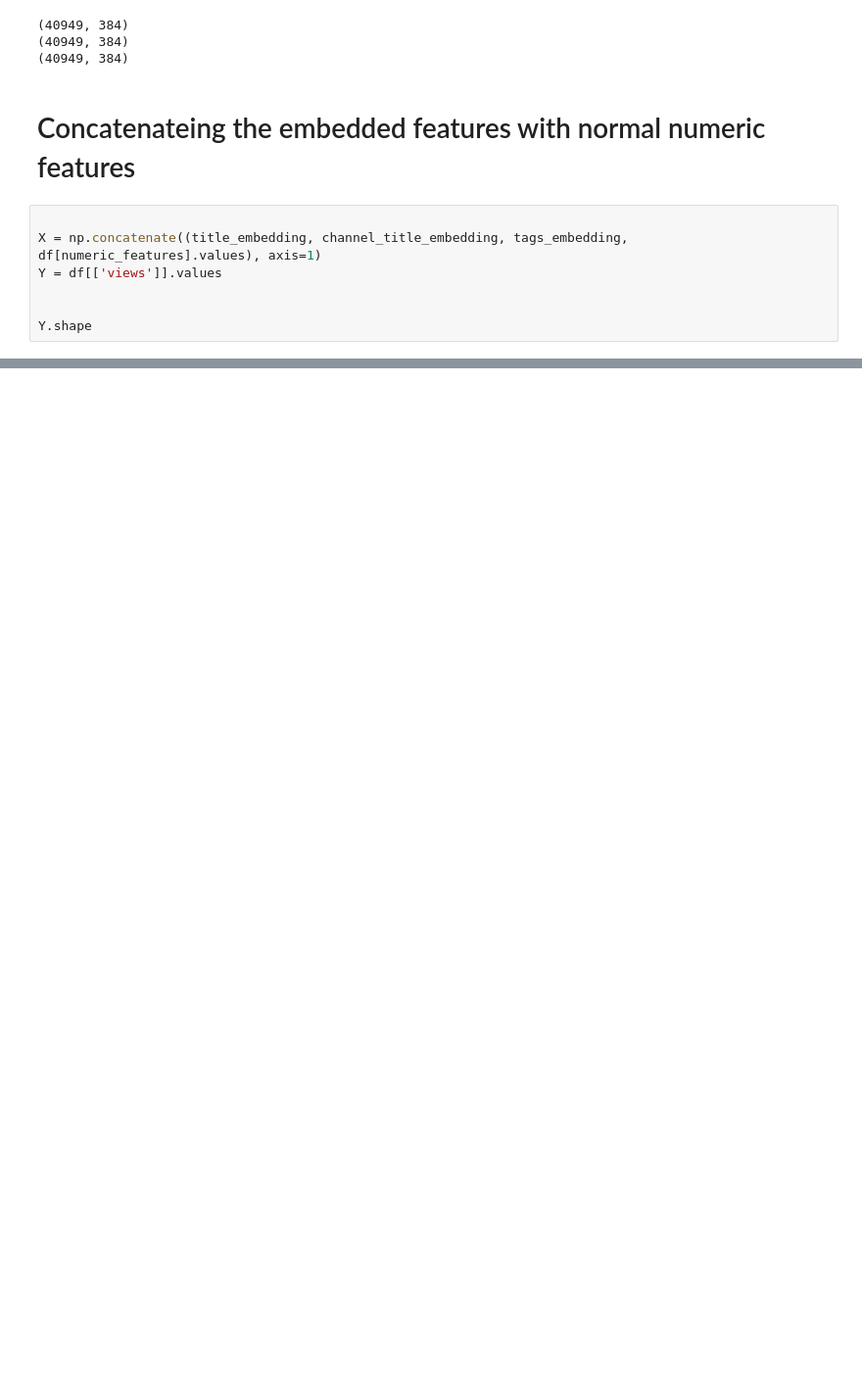
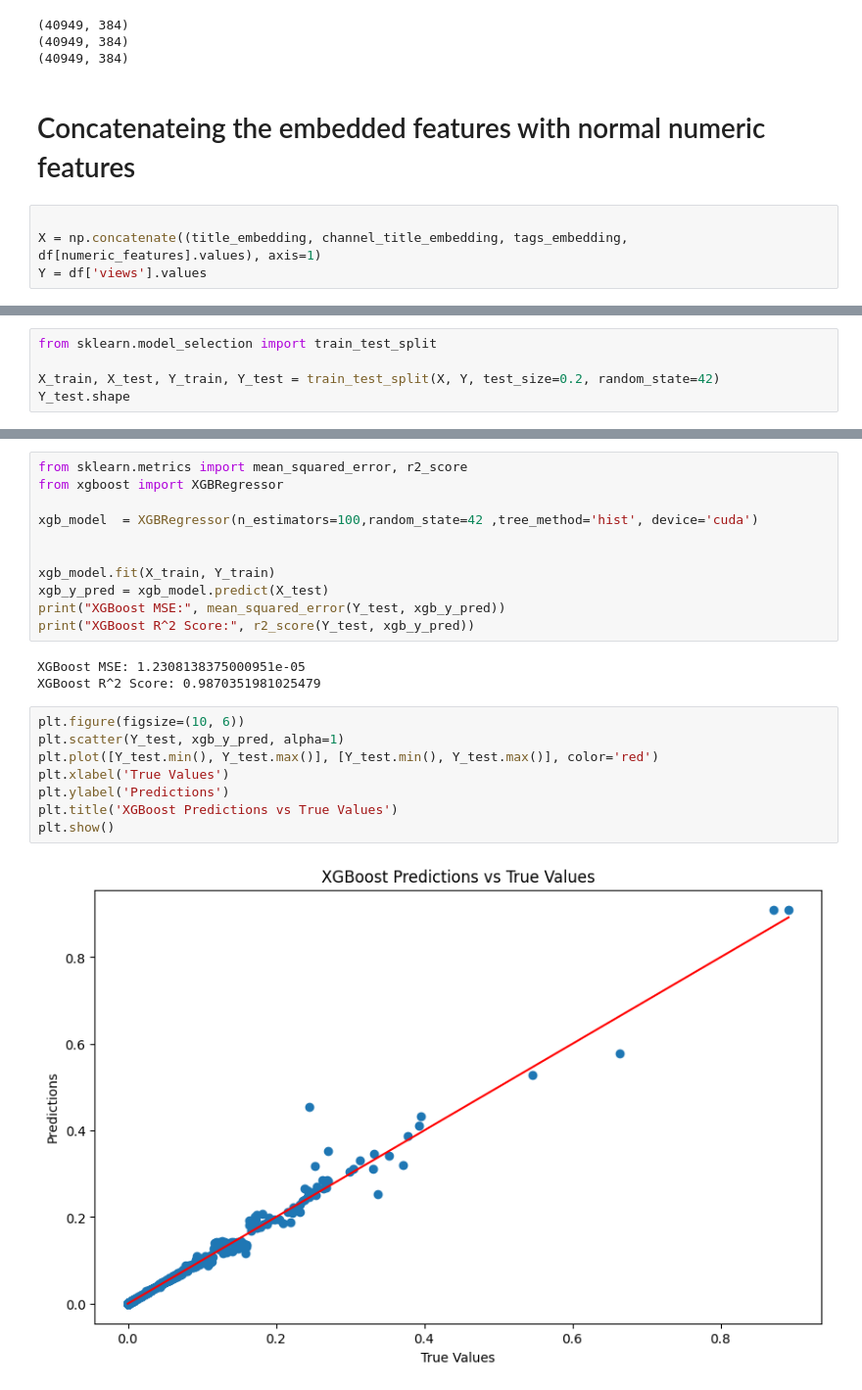
Before and after one commit to amanuelcm27/SubCancelationPrediction, a Jupyter notebook: sub.ipynb, the cells around one changed output, grey strips where cells are left out. Shown at 98% size. Drawn from its saved outputs; the diff is of its cells as text; blank space fills up the shorter version.

Commit message:
trained model with xgboost and achieved a r^2 score of 98.7%

```diff
--- a/sub.ipynb
+++ b/sub.ipynb
@@ -130,8 +129,5 @@ np.save('tags_embedding.npy', tags_embedding)
 # %%
 
 X = np.concatenate((title_embedding, channel_title_embedding, tags_embedding, df[numeric_features].values), axis=1)
-Y = df[['views']].values
-
-
-Y.shape
+Y = df['views'].values
 # %% [output]
@@ -138,0 +137,5 @@ Y.shape
+# %%
+from sklearn.model_selection import train_test_split
+
+X_train, X_test, Y_train, Y_test = train_test_split(X, Y, test_size=0.2, random_state=42)
+Y_test.shape
@@ -138,0 +146,24 @@ Y.shape
+# %%
+from sklearn.metrics import mean_squared_error, r2_score
+from xgboost import XGBRegressor
+
+xgb_model  = XGBRegressor(n_estimators=100,random_state=42 ,tree_method='hist', device='cuda')
+
+
+xgb_model.fit(X_train, Y_train)
+xgb_y_pred = xgb_model.predict(X_test)
+print("XGBoost MSE:", mean_squared_error(Y_test, xgb_y_pred))
+print("XGBoost R^2 Score:", r2_score(Y_test, xgb_y_pred))
+# %% [output]
+XGBoost MSE: 1.2308138375000951e-05
+XGBoost R^2 Score: 0.9870351981025479
+# %%
+plt.figure(figsize=(10, 6))
+plt.scatter(Y_test, xgb_y_pred, alpha=1)
+plt.plot([Y_test.min(), Y_test.max()], [Y_test.min(), Y_test.max()], color='red')
+plt.xlabel('True Values')
+plt.ylabel('Predictions')
+plt.title('XGBoost Predictions vs True Values')
+plt.show()
+# %% [output]
+[figure, added]
```
Also changed, not shown: parts of 7 cells of this notebook.
